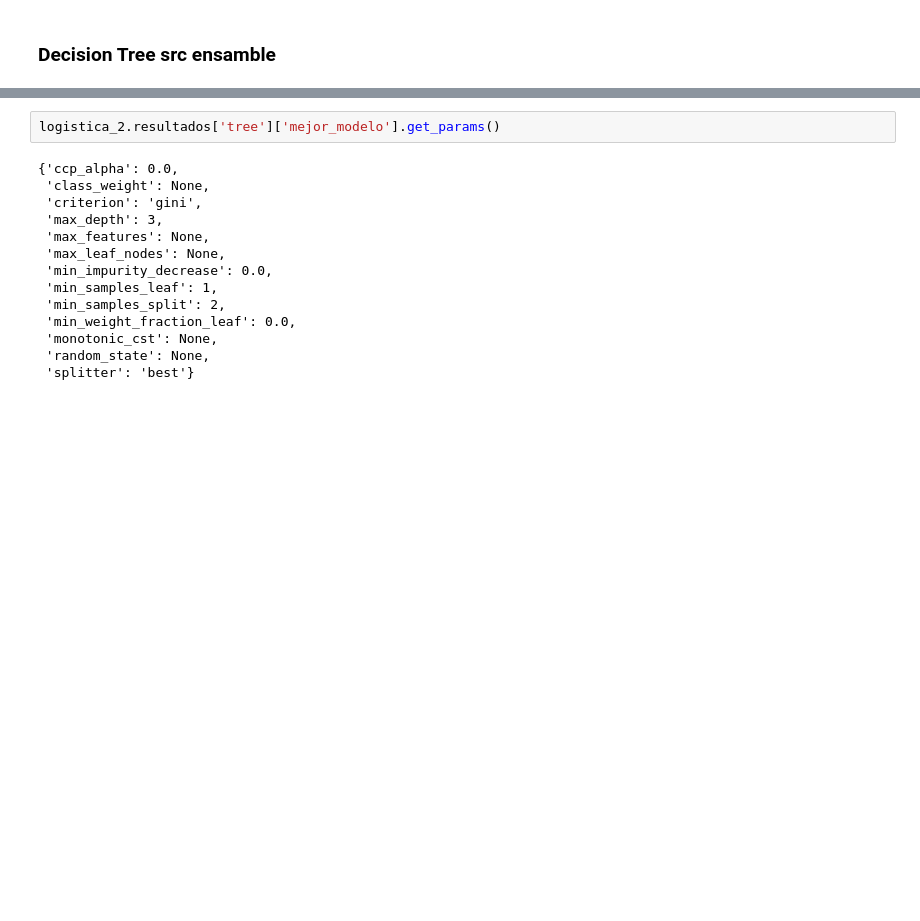
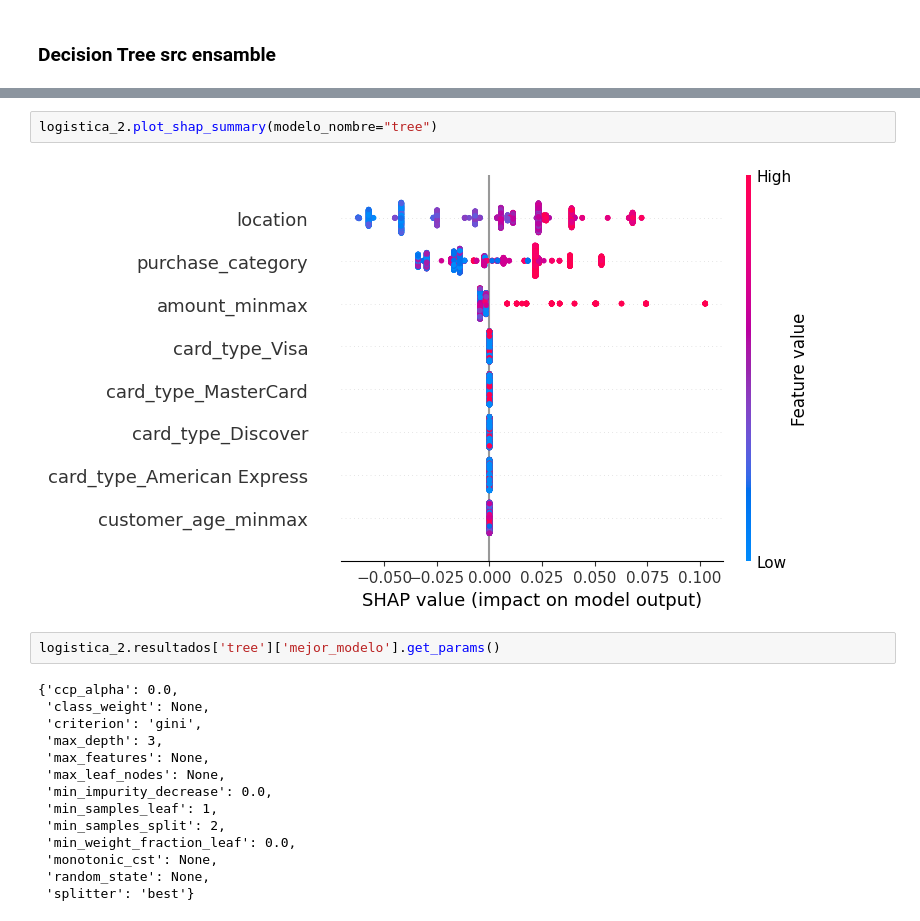
Before and after one commit to ngcarvajall/modelo_clasificacion, a Jupyter notebook: modulo8.2.ipynb, the cells around one changed output, grey strips where cells are left out. Cells and saved outputs as stored; diff of their text form; blank space fills up the shorter version.

Commit message:
modelo

```diff
--- a/modulo8.2.ipynb
+++ b/modulo8.2.ipynb
@@ -265,4 +215,8 @@ Passing `palette` without assigning `hue` is deprecated and will be removed in v
 | nucleos_usados | NaN | 8.000000 |
+# %%
+logistica_2.plot_shap_summary(modelo_nombre="tree")
+# %% [output]
+[figure, added]
 # %%
 logistica_2.resultados['tree']['mejor_modelo'].get_params()
 # %% [output]
```
Also changed, not shown: parts of 18 cells of this notebook.
